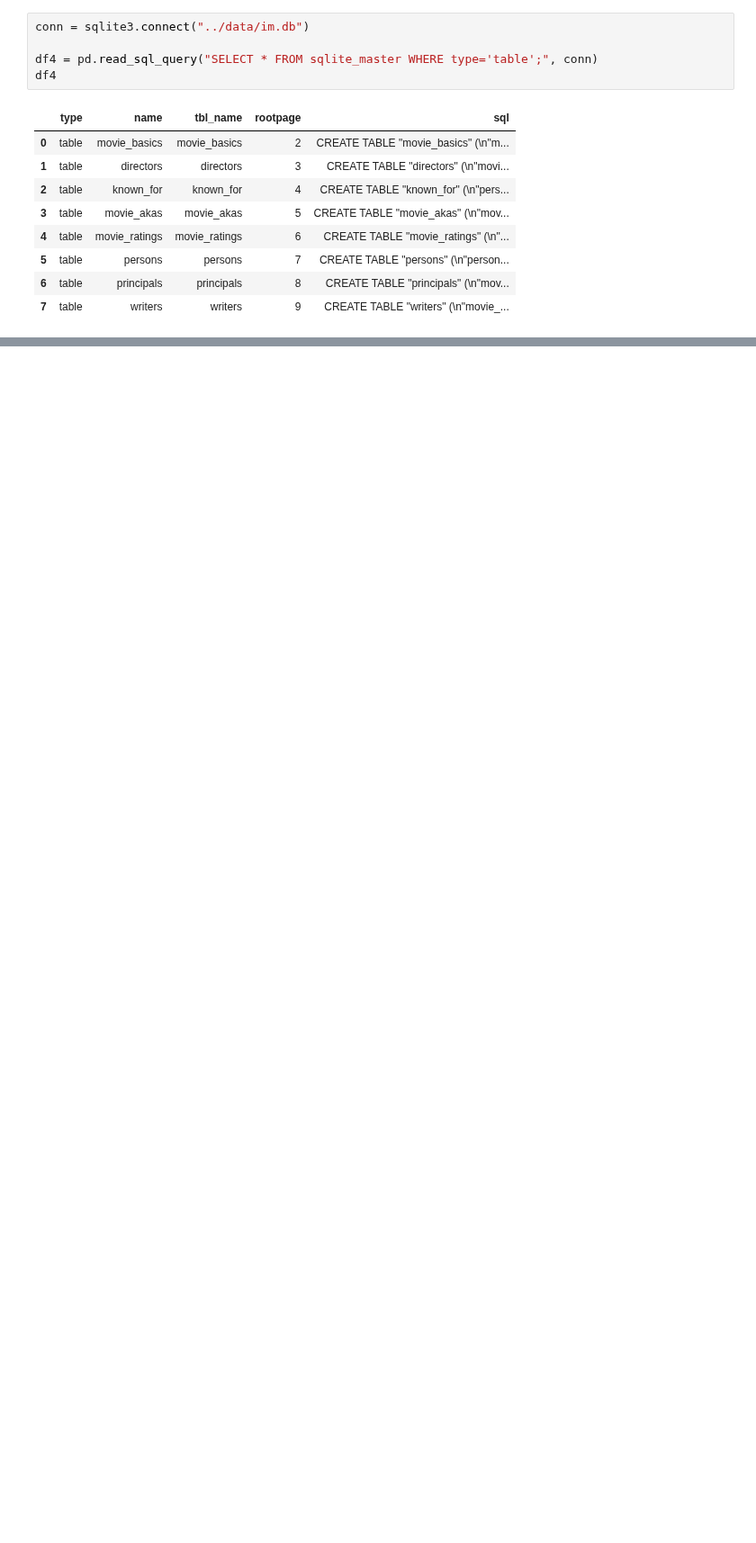
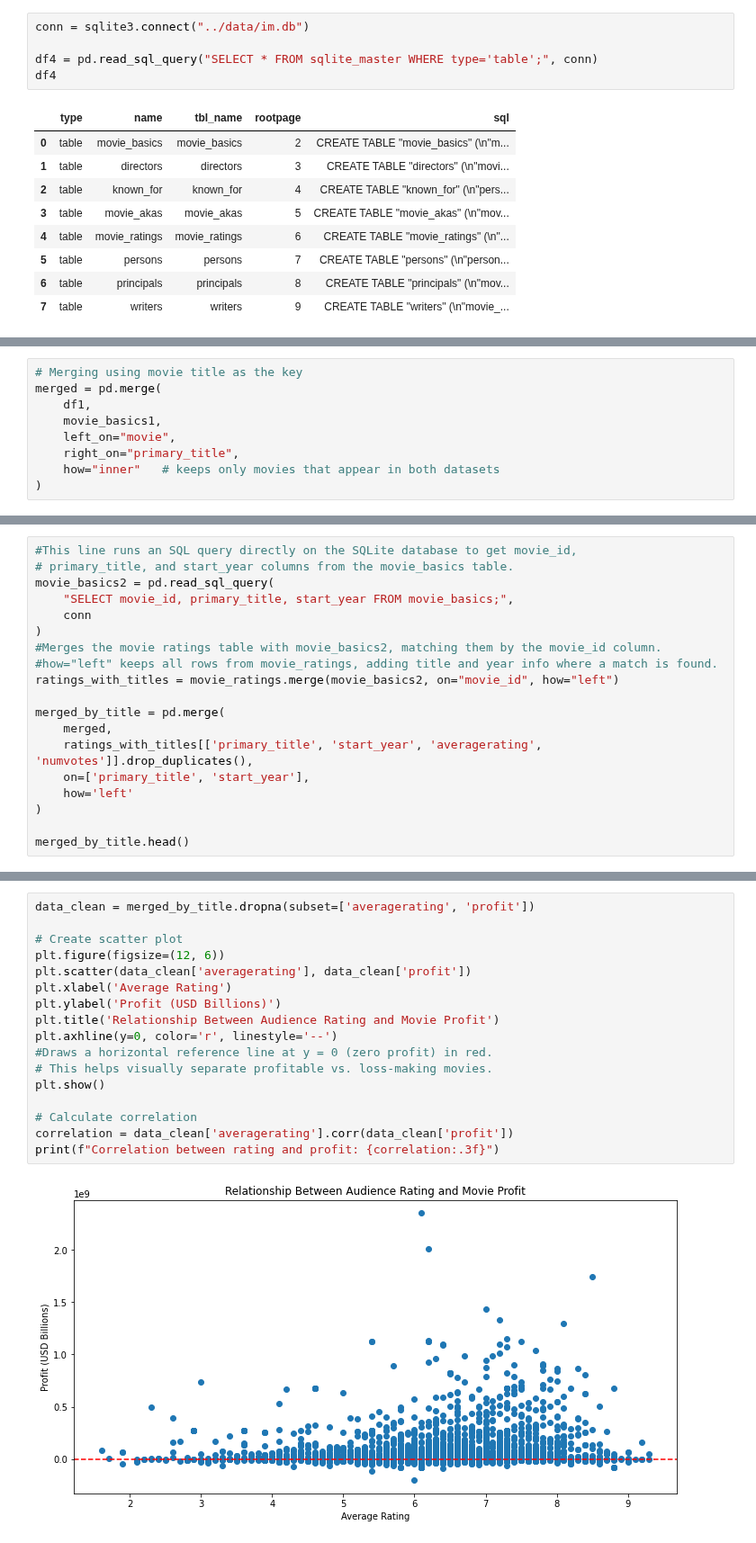
Before and after one commit to fredrickochieng-cell/Group4_Phase2_Project, a Jupyter notebook: Notebooks/dan.ipynb, the cells around one changed output, grey strips where cells are left out. Shown at 90% size. Saved outputs shown, nothing was run; the diff lists cells and outputs as text; blank space fills up the shorter version.

Commit message:
Pearson correlation

```diff
--- a/Notebooks/dan.ipynb
+++ b/Notebooks/dan.ipynb
@@ -90,3 +175,12 @@ movie_ratings.head()
 | 2 | tt1042974 | 6.4 | 20 |
 | 3 | tt1043726 | 4.2 | 50352 |
 | 4 | tt1060240 | 6.5 | 21 |
+# %%
+# Merging using movie title as the key
+merged = pd.merge(
+    df1,
+    movie_basics1,
+    left_on="movie",
+    right_on="primary_title",
+    how="inner"   # keeps only movies that appear in both datasets
+)
@@ -92,0 +198,19 @@ movie_ratings.head()
+# %%
+#This line runs an SQL query directly on the SQLite database to get movie_id,
+# primary_title, and start_year columns from the movie_basics table.
+movie_basics2 = pd.read_sql_query(
+    "SELECT movie_id, primary_title, start_year FROM movie_basics;",
+    conn
+)
+#Merges the movie ratings table with movie_basics2, matching them by the movie_id column.
+#how="left" keeps all rows from movie_ratings, adding title and year info where a match is found.
+ratings_with_titles = movie_ratings.merge(movie_basics2, on="movie_id", how="left")
+
+merged_by_title = pd.merge(
+    merged,
+    ratings_with_titles[['primary_title', 'start_year', 'averagerating', 'numvotes']].drop_duplicates(),
+    on=['primary_title', 'start_year'],
+    how='left'
+)
+
+merged_by_title.head()
@@ -92,0 +228,19 @@ movie_ratings.head()
+# %%
+data_clean = merged_by_title.dropna(subset=['averagerating', 'profit'])
+
+# Create scatter plot
+plt.figure(figsize=(12, 6))
+plt.scatter(data_clean['averagerating'], data_clean['profit'])
+plt.xlabel('Average Rating')
+plt.ylabel('Profit (USD Billions)')
+plt.title('Relationship Between Audience Rating and Movie Profit')
+plt.axhline(y=0, color='r', linestyle='--')
+#Draws a horizontal reference line at y = 0 (zero profit) in red.
+# This helps visually separate profitable vs. loss-making movies.
+plt.show()
+
+# Calculate correlation
+correlation = data_clean['averagerating'].corr(data_clean['profit'])
+print(f"Correlation between rating and profit: {correlation:.3f}")
+# %% [output]
+[figure, added]
```
Also changed, not shown: parts of 25 cells of this notebook.
